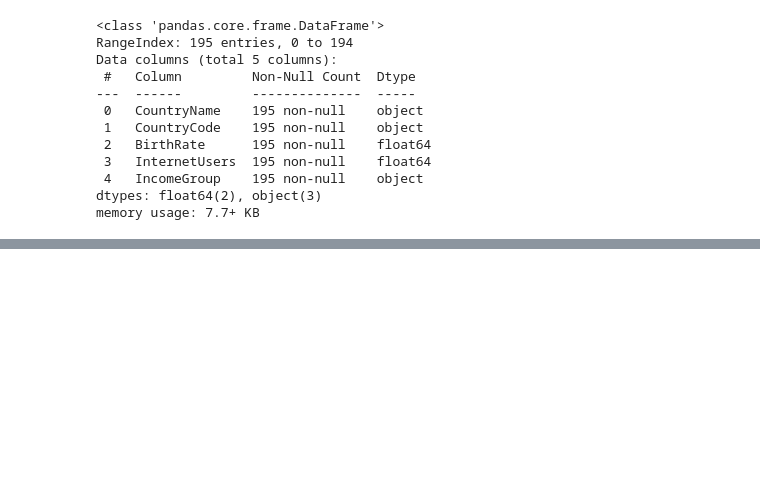
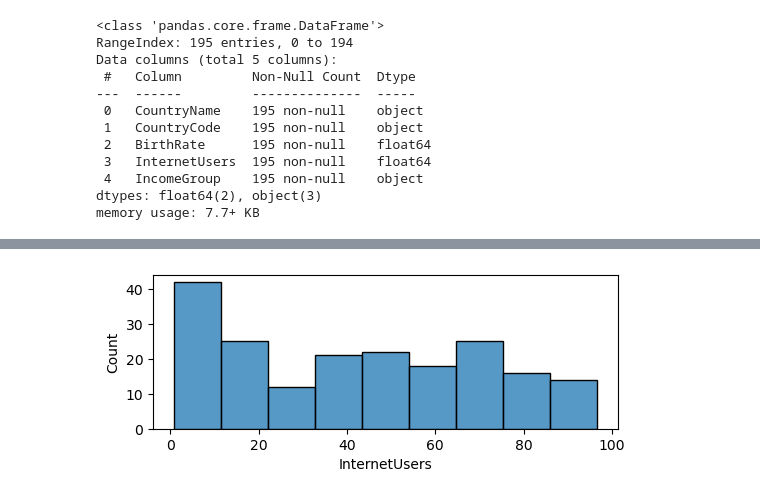
Before and after one commit to sivahere4cloud/ai-journey, a Jupyter notebook: 04-pandas/pandas_Introduction.ipynb, the cells around one changed output, grey strips where cells are left out. Saved outputs shown, nothing was run; the diff lists cells and outputs as text; code cells hidden in the pictures; blank space fills up the shorter version.

```diff
--- a/04-pandas/pandas_Introduction.ipynb
+++ b/04-pandas/pandas_Introduction.ipynb
@@ -109,0 +558,5 @@ memory usage: 7.7+ KB
+# %%
+vis1 = sns.histplot(df["InternetUsers"])
+plt.show()
+# %% [output]
+[figure, added]
```
Also changed, not shown: parts of 45 cells of this notebook.
